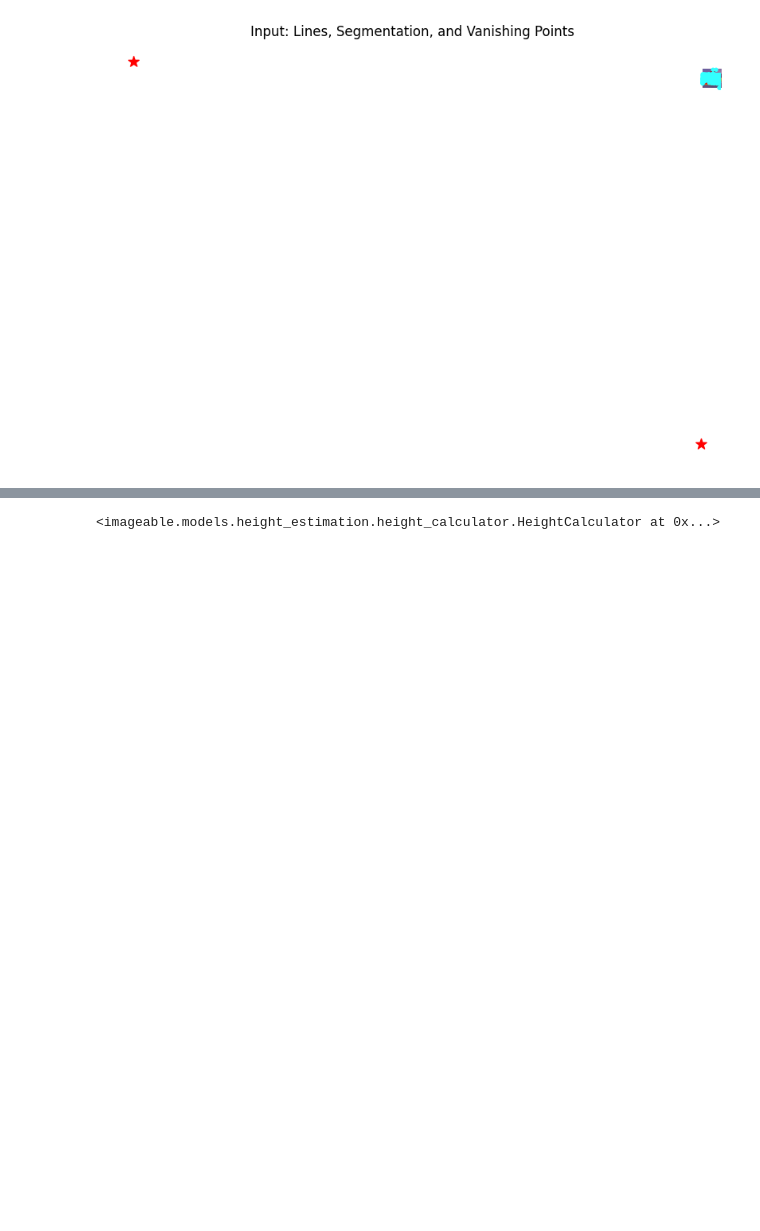
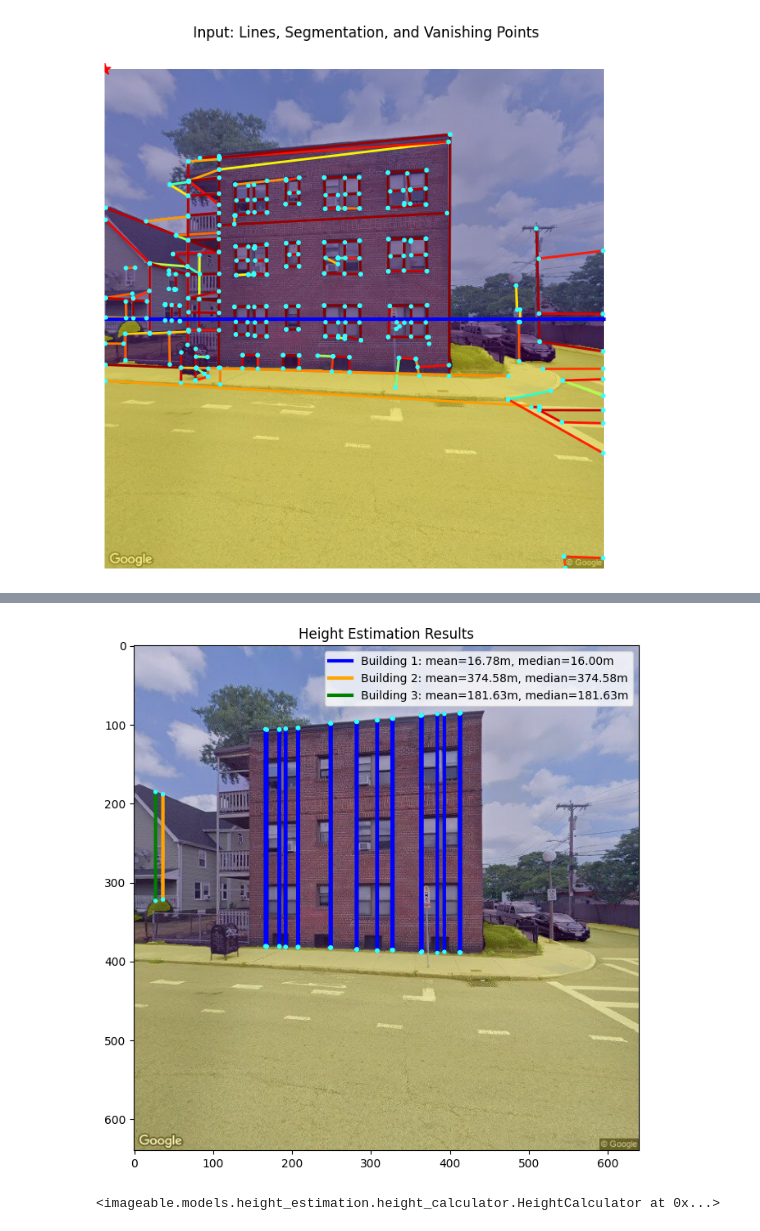
Before and after one commit to scalable-design-participation-lab/imageable, a Jupyter notebook: notebooks/demo.ipynb, the cells around one changed output, grey strips where cells are left out. Saved outputs shown, nothing was run; the diff lists cells and outputs as text; code cells hidden in the pictures; blank space fills up the shorter version.

```diff
--- a/notebooks/demo.ipynb
+++ b/notebooks/demo.ipynb
@@ -139,39 +136,42 @@ config = {"STREET_VIEW": {
             "HVFoV": "90.0",
             "CameraHeight": "2.5"
         },
         "SEGMENTATION": {
-            "SkyLabel": "3",
-            "BuildingLabel": "2",
-            "GroundLabel": "6,7,14"
+            "SkyLabel": "2",
+            "BuildingLabel": "1",
+            "GroundLabel": "6,11"
         },
         "LINE_CLASSIFY": {
             "AngleThres": "5.0",
             "LineScore": "0.94"
         },
         "LINE_REFINE": {
             "Edge_Thres": "5,5"
         },
         "HEIGHT_MEAS": {
             "MaxDBSANDist": "50.0"
         }}
 height_calculator = HeightCalculator(config)
 height_estimation_input = HeightEstimationInput(
     image = img,
-    segmentation = results,
+    segmentation = remapped_seg,
     vanishing_points=  vpts_dictionary["vpts_2d"],
     lines = lcnn_results["processed_lines"],
     line_scores = lcnn_results["processed_scores"],
 )
 camera_params = CameraParameters(
-    focal_length = 0,
-    cx= 0,
-    cy= 0)
+    focal_length = 90,
+    cx= img.shape[1] / 2,
+    cy= img.shape[0] / 2,
+)
 
 height_calculator.calculate_heights(
     data = height_estimation_input,
     camera = camera_params,
-    verbose=True
+    verbose=True,
+    pitch=0,
+    use_pitch_only=True
 )
 height_calculator
 # %% [output]
-[figure, old version]
+[figure, new version]
@@ -195 +195,2 @@ No lines could be extended to building boundaries
+[figure, added]
 <imageable.models.height_estimation.height_calculator.HeightCalculator at 0x...>
```
Also changed, not shown: parts of 5 cells of this notebook.
